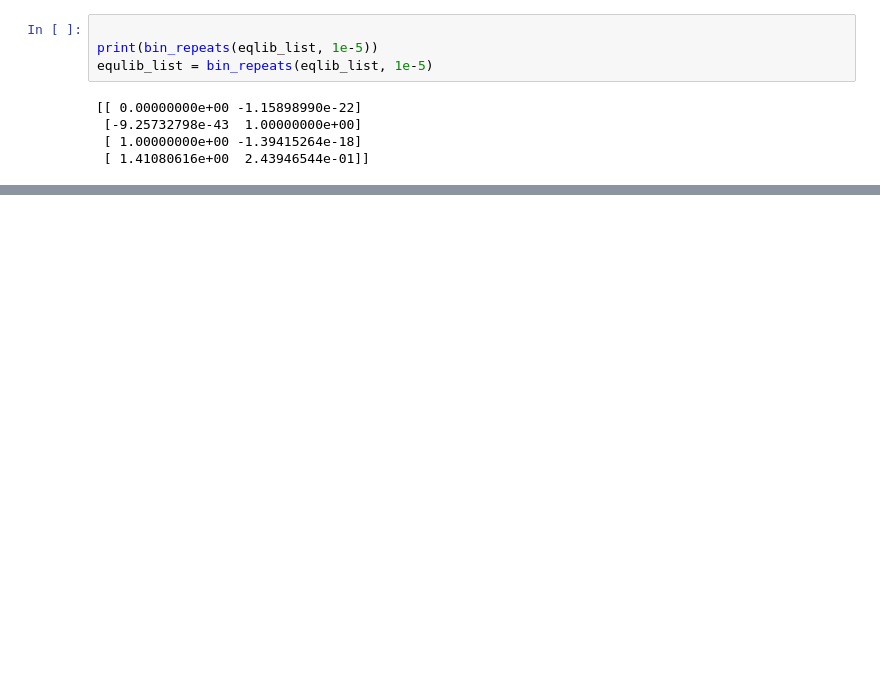
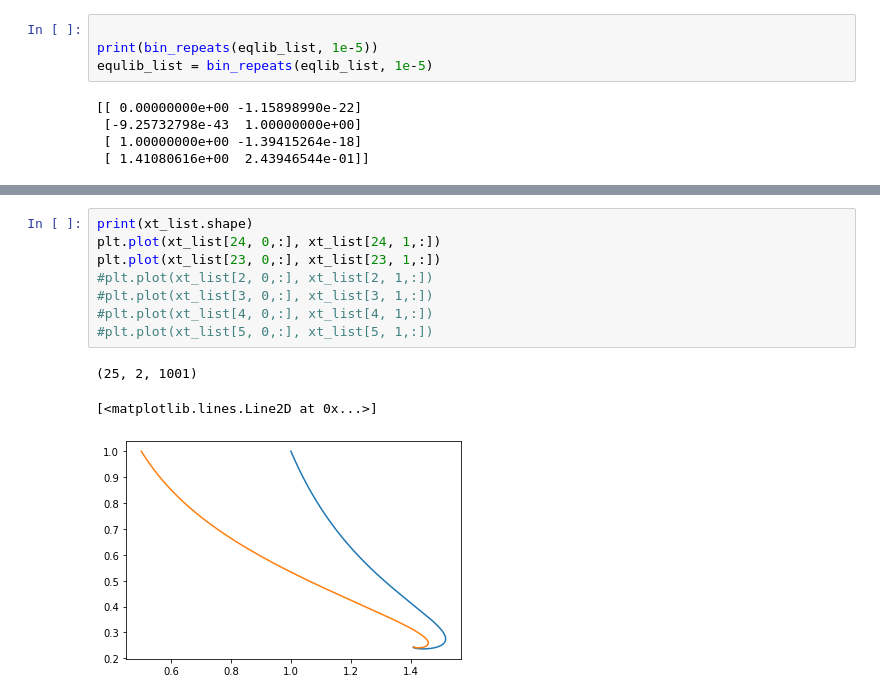
Before and after one commit to aaron-galligan/Case-Study, a Jupyter notebook: MarketCrashes.ipynb, the cells around one changed output, grey strips where cells are left out. Saved outputs shown, nothing was run; the diff lists cells and outputs as text; blank space fills up the shorter version.

```diff
--- a/MarketCrashes.ipynb
+++ b/MarketCrashes.ipynb
@@ -198,0 +222,12 @@ print('Test')
+# %%
+print(xt_list.shape)
+plt.plot(xt_list[24, 0,:], xt_list[24, 1,:])
+plt.plot(xt_list[23, 0,:], xt_list[23, 1,:])
+#plt.plot(xt_list[2, 0,:], xt_list[2, 1,:])
+#plt.plot(xt_list[3, 0,:], xt_list[3, 1,:])
+#plt.plot(xt_list[4, 0,:], xt_list[4, 1,:])
+#plt.plot(xt_list[5, 0,:], xt_list[5, 1,:])
+# %% [output]
+(25, 2, 1001)
+[<matplotlib.lines.Line2D at 0x...>]
+[figure, added]
```
Also changed, not shown: parts of 14 cells of this notebook.
